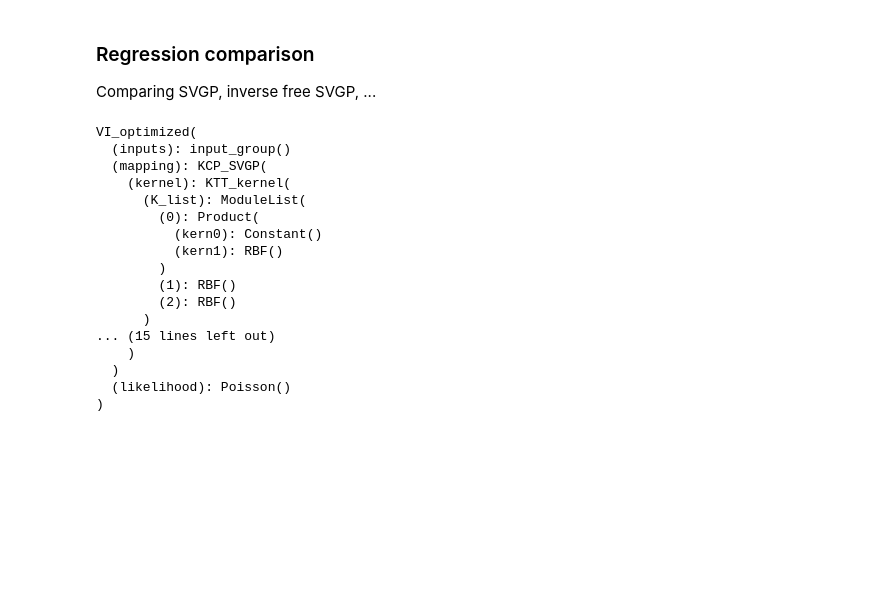
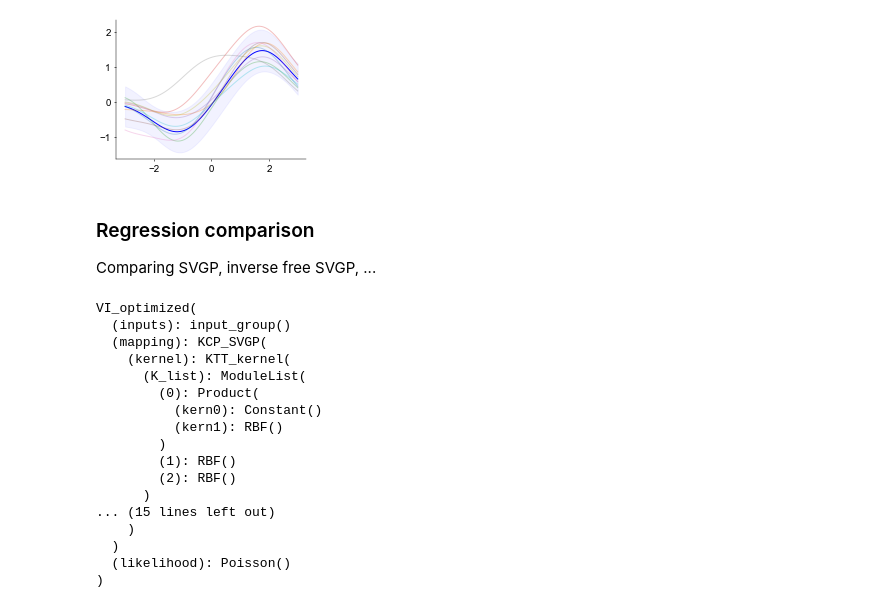
Before and after one commit to davindicode/nonparametric-nonrenewal-process, a Jupyter notebook: notebooks/GP.ipynb, the cells around one changed output. Drawn from its saved outputs; the diff is of its cells as text; code cells hidden in the pictures; blank space fills up the shorter version.

```diff
--- a/notebooks/GP.ipynb
+++ b/notebooks/GP.ipynb
@@ -42,3 +100,50 @@ This notebook contains code for:
+# %%
+x_dims = 1
+f_dims = 3
+
+len_fx = 1.*np.ones((f_dims, x_dims))  # GP lengthscale
+var_f = .1*np.ones(f_dims)  # observation noise
+kern = lib.kernels.SquaredExponential(f_dims, variance=var_f, lengthscale=len_fx)
+mean_f = np.zeros(f_dims)
+num_induc = 10
+induc_locs = jax.random.normal(jax.random.PRNGKey(123), shape=(f_dims, num_induc, x_dims))
+svgp_var_params = {'lambda_1': 1.*jax.random.normal(jax.random.PRNGKey(123), shape=(f_dims, num_induc, 1)),
+                    'chol_Lambda_2': 0.1*jnp.eye(num_induc)[None, ...].repeat(f_dims, axis=0)}
+obs = lib.mappings.tSVGP(kern, mean_f, induc_locs, svgp_var_params, RFF_num_feats=0)
+# %%
+num_samps = 10
+xx = np.linspace(-3., 3., 100)[:, None, None].repeat(num_samps, axis=1)
+
+pf_x = obs.sample_prior(
+    obs.params, prng_state, xx, jitter)  # (evals, samp, f_dim)
+
+qf_m, qf_c, _, _ = obs.evaluate_posterior(
+    xx, obs.params, obs.var_params,
+    mean_only=False, compute_KL=False, compute_aux=False, jitter=1e-6)
+
+qf_x, KL = obs.sample_posterior(
+    obs.params, obs.var_params, prng_state, xx, jitter, compute_KL=True) # (evals, samp, f_dim)
+# %%
+f_dim = 2
+x_dim = 0
+tr = 0
+
+n_ps = qf_c.shape[-1]
+qf_v = qf_c[f_dim, tr, np.arange(n_ps), np.arange(n_ps)]
+lb = qf_m[f_dim, tr, :, 0] - 1.96 * qf_v ** 0.5
+ub = qf_m[f_dim, tr, :, 0] + 1.96 * qf_v ** 0.5
+m = qf_m[f_dim, tr, :, 0]
+#Kzz = model.observation.compute_intermediates(None, None)['matrices'][0][f_dim, ...]
+#induc_u = Kzz @ lib.utils.inv(svgp_var_params['K_prec_K'][f_dim, ...]) @ svgp_var_params['K_eta_mu'][f_dim, :, 0]
+
+
+plt.plot(xx[:, 0, x_dim], m, 'b', label='posterior mean')
+plt.fill_between(xx[:, 0, x_dim], lb, ub, color='b', alpha=0.05, label='95% confidence')
+plt.plot(xx[:, 0, x_dim], qf_x[..., f_dim], alpha=0.3)
+#plt.scatter(induc_locs[:, x_dim], induc_u)
+plt.show()
+# %% [output]
+[figure, added]
 # %%
 left_x = 0.0
 right_x = 538.4177999999999
```
Also changed, not shown: parts of 7 cells of this notebook, 29 other files.
